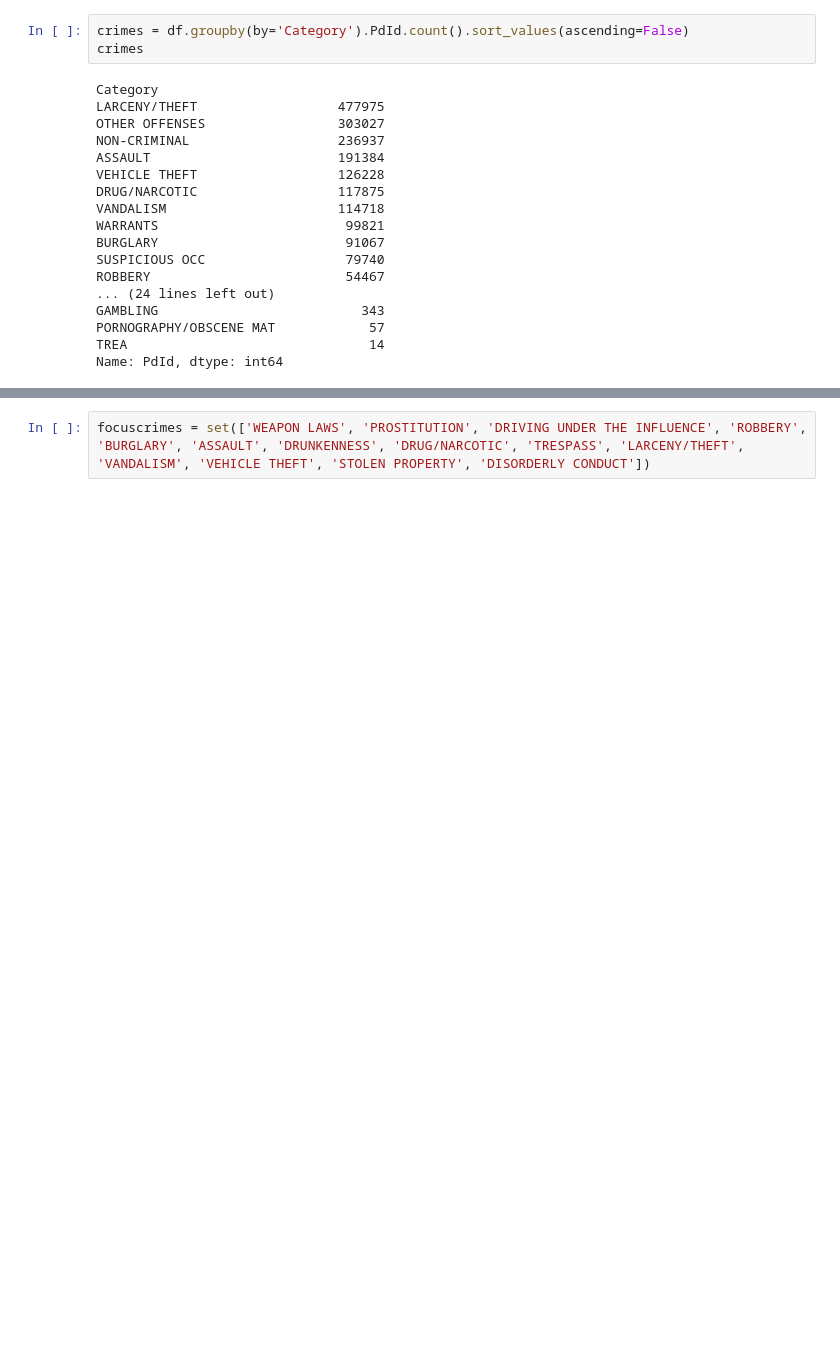
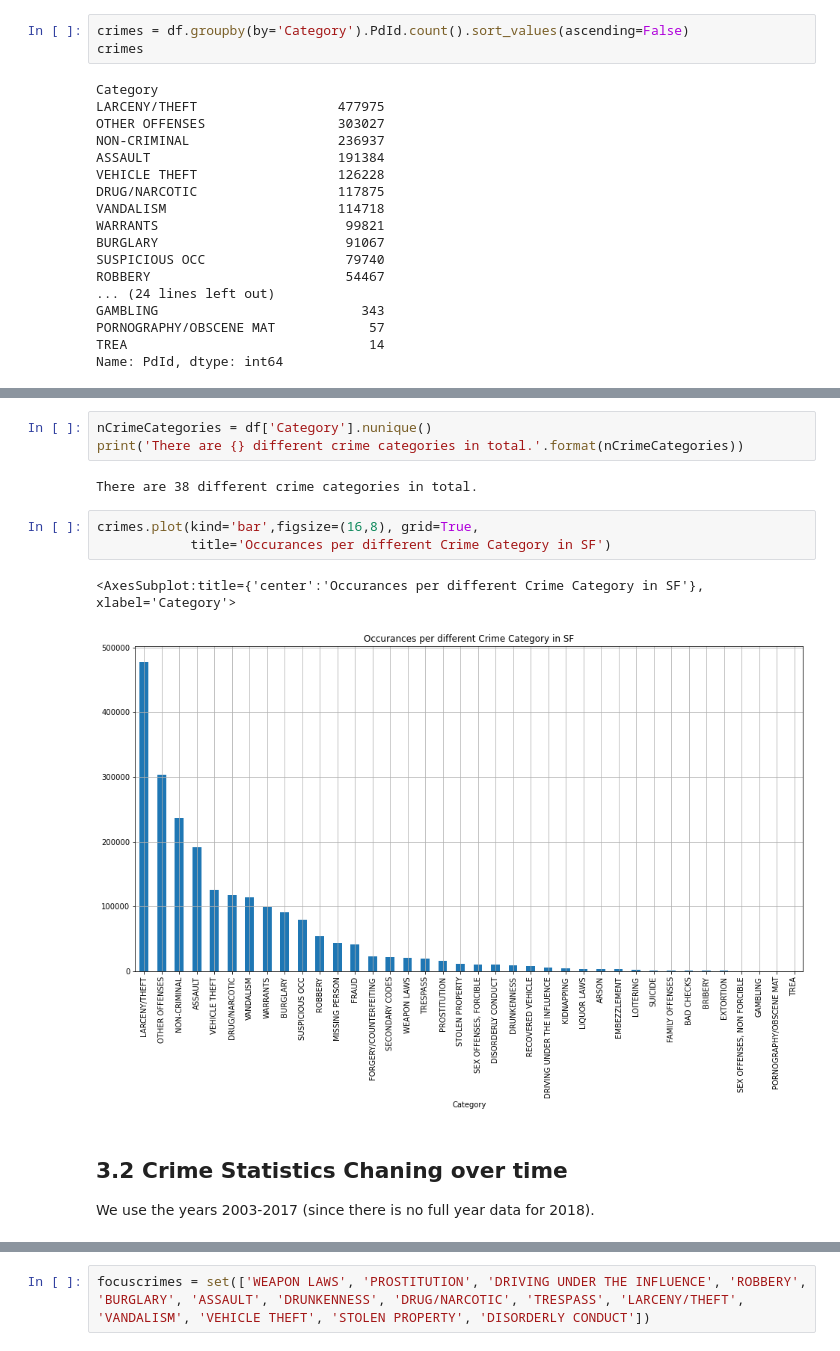
Before and after one commit to AbdulstarKousa/social-data-analysis, a Jupyter notebook: Week1.ipynb, the cells around one changed output, grey strips where cells are left out. Saved outputs shown, nothing was run; the diff lists cells and outputs as text; blank space fills up the shorter version.

Commit message:
Edited Week1 Notebook: added titles, comments and minor improvements.

```diff
--- a/Week1.ipynb
+++ b/Week1.ipynb
@@ -114,0 +84,14 @@ peryear
+# %%
+nCrimeCategories = df['Category'].nunique()
+print('There are {} different crime categories in total.'.format(nCrimeCategories))
+# %% [output]
+There are 38 different crime categories in total.
+# %%
+crimes.plot(kind='bar',figsize=(16,8), grid=True,
+            title='Occurances per different Crime Category in SF')
+# %% [output]
+<AxesSubplot:title={'center':'Occurances per different Crime Category in SF'}, xlabel='Category'>
+[figure, added]
+# %% [markdown]
+## 3.2 Crime Statistics Chaning over time
+We use the years 2003-2017 (since there is no full year data for 2018).
```
Also changed, not shown: parts of 26 cells of this notebook.
